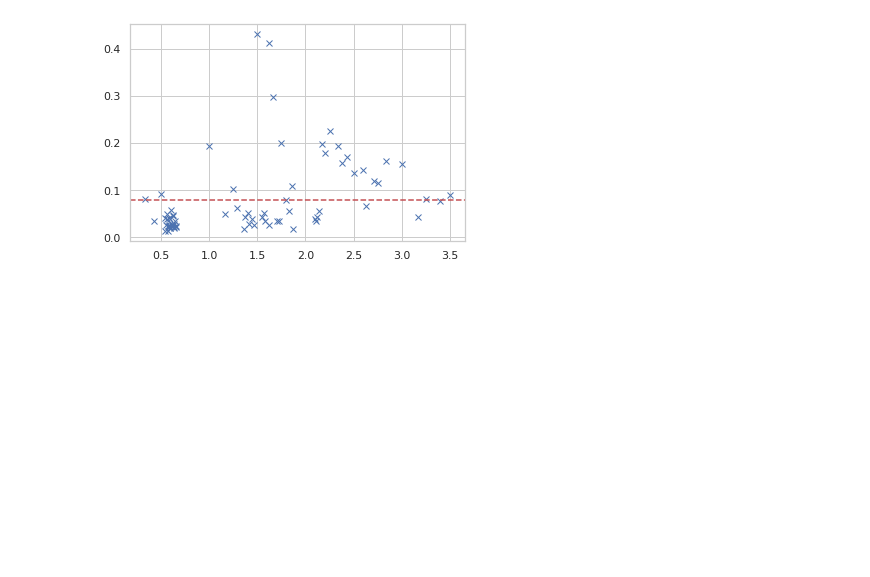
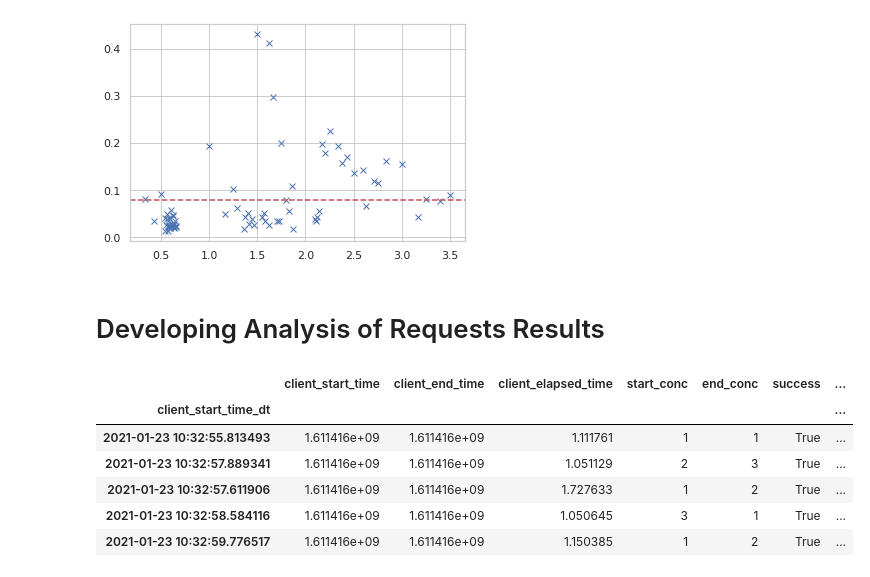
Before and after one commit to pacslab/conc-value-perf-modelling, a Jupyter notebook: experiments/experimenter/parse.ipynb, the cells around one changed output. Cells and saved outputs as stored; diff of their text form; code cells hidden in the pictures; blank space fills up the shorter version.

```diff
--- a/experiments/experimenter/parse.ipynb
+++ b/experiments/experimenter/parse.ipynb
@@ -201,5 +201,30 @@ average std to mean 0.07910337417479094
 [figure]
 [figure]
 [figure]
+# %% [markdown]
+# Developing Analysis of Requests Results
 # %%
 reqs_file_list = glob.glob(results_reqs_glob)
+reqs_file_list.sort()
+# %%
+def parse_logger_file(csv_file_path):
+    df = pd.read_csv(csv_file_path, index_col=0, parse_dates=True)
+    parse_epoch_cols(df, ['client_start_time', 'client_end_time' ])
+    # skip 5 minutes
+    df = df[df['client_start_time_dt'] > df['client_start_time_dt'].min() + timedelta(minutes=parse_skip_mins)]
+    # df['lambda_over_n'] = df['rps'] / df['start_ready_count']
+    # # set index to the time
+    df = df.set_index('client_start_time_dt')
+    return df
+
+
+df = parse_logger_file(reqs_file_list[0])
+display(df.head())
+# %% [output]
+|  | client_start_time | client_end_time | client_elapsed_time | start_conc | end_conc | success | ... |
+| client_start_time_dt |  |  |  |  |  |  | ... |
+| 2021-01-23 10:32:55.813493 | 1.611416e+09 | 1.611416e+09 | 1.111761 | 1 | 1 | True | ... |
+| 2021-01-23 10:32:57.889341 | 1.611416e+09 | 1.611416e+09 | 1.051129 | 2 | 3 | True | ... |
+| 2021-01-23 10:32:57.611906 | 1.611416e+09 | 1.611416e+09 | 1.727633 | 1 | 2 | True | ... |
+| 2021-01-23 10:32:58.584116 | 1.611416e+09 | 1.611416e+09 | 1.050645 | 3 | 1 | True | ... |
+| 2021-01-23 10:32:59.776517 | 1.611416e+09 | 1.611416e+09 | 1.150385 | 1 | 2 | True | ... |
```
Also changed, not shown: 2 other files.
